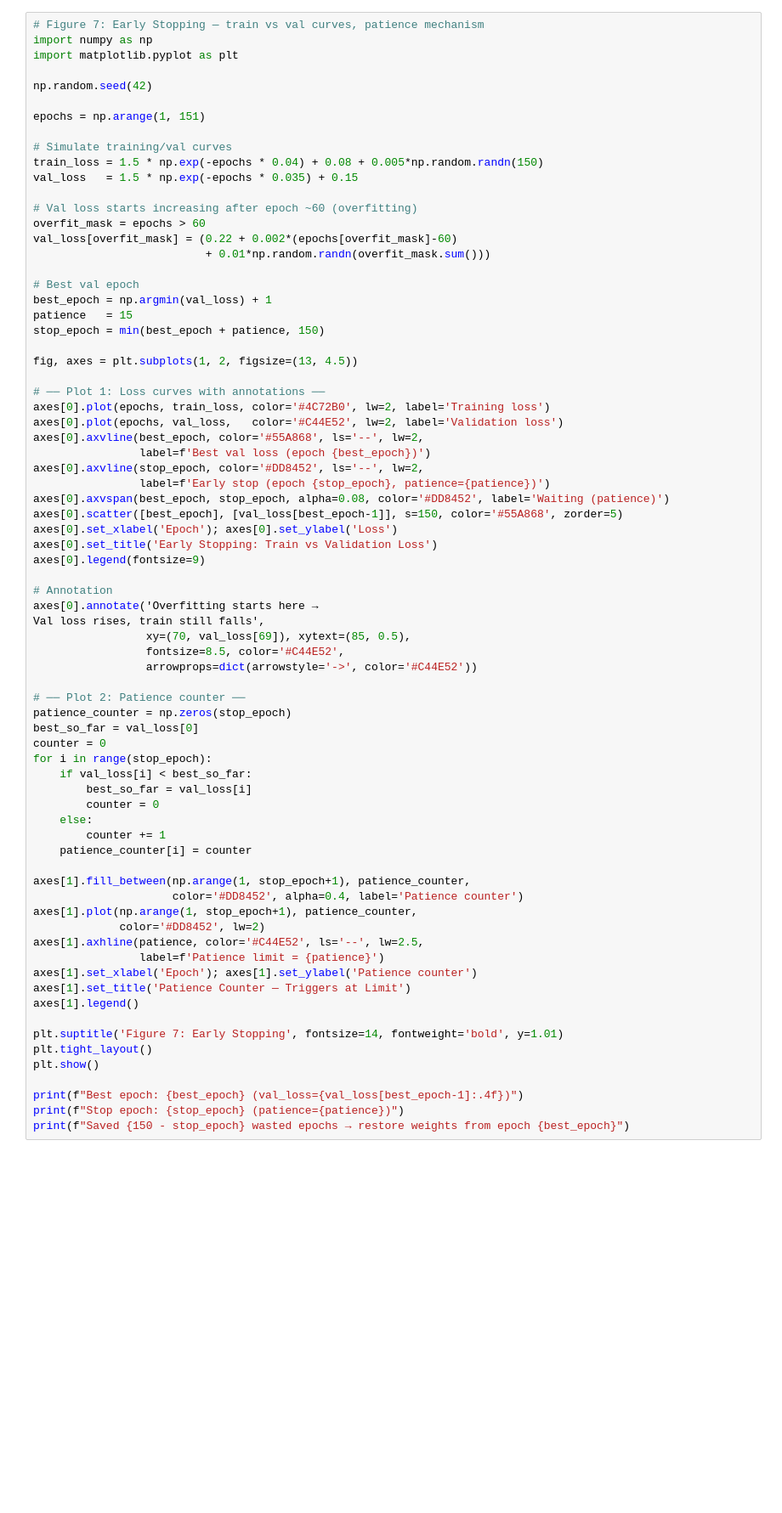
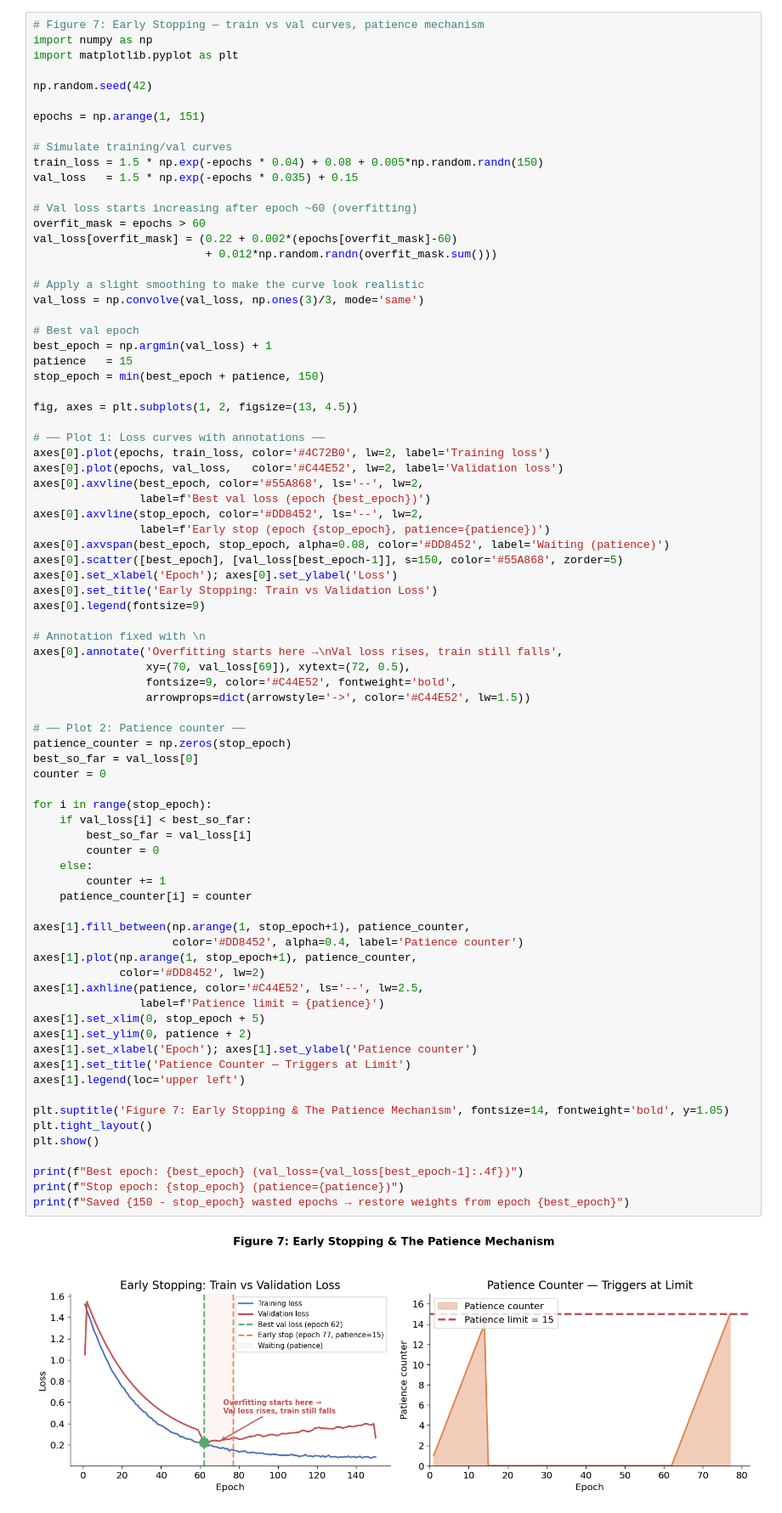
Before and after one commit to Lmalviya/deeplearning, a Jupyter notebook: notes/04_regularization.ipynb, the cells around one changed output. Shown at 85% size. Drawn from its saved outputs; the diff is of its cells as text; blank space fills up the shorter version.

```diff
--- a/notes/04_regularization.ipynb
+++ b/notes/04_regularization.ipynb
@@ -796,7 +1138,10 @@ val_loss   = 1.5 * np.exp(-epochs * 0.035) + 0.15
 # Val loss starts increasing after epoch ~60 (overfitting)
 overfit_mask = epochs > 60
 val_loss[overfit_mask] = (0.22 + 0.002*(epochs[overfit_mask]-60)
-                          + 0.01*np.random.randn(overfit_mask.sum()))
+                          + 0.012*np.random.randn(overfit_mask.sum()))
+
+# Apply a slight smoothing to make the curve look realistic
+val_loss = np.convolve(val_loss, np.ones(3)/3, mode='same')
 
 # Best val epoch
 best_epoch = np.argmin(val_loss) + 1
@@ -818,39 +1163,43 @@ axes[0].set_xlabel('Epoch'); axes[0].set_ylabel('Loss')
 axes[0].set_title('Early Stopping: Train vs Validation Loss')
 axes[0].legend(fontsize=9)
 
-# Annotation
-axes[0].annotate('Overfitting starts here →
-Val loss rises, train still falls',
-                 xy=(70, val_loss[69]), xytext=(85, 0.5),
-                 fontsize=8.5, color='#C44E52',
-                 arrowprops=dict(arrowstyle='->', color='#C44E52'))
+# Annotation fixed with \n
+axes[0].annotate('Overfitting starts here →\nVal loss rises, train still falls',
+                 xy=(70, val_loss[69]), xytext=(72, 0.5),
+                 fontsize=9, color='#C44E52', fontweight='bold',
+                 arrowprops=dict(arrowstyle='->', color='#C44E52', lw=1.5))
 
 # ── Plot 2: Patience counter ──
 patience_counter = np.zeros(stop_epoch)
 best_so_far = val_loss[0]
 counter = 0
+
 for i in range(stop_epoch):
     if val_loss[i] < best_so_far:
         best_so_far = val_loss[i]
         counter = 0
     else:
         counter += 1
     patience_counter[i] = counter
 
 axes[1].fill_between(np.arange(1, stop_epoch+1), patience_counter,
                      color='#DD8452', alpha=0.4, label='Patience counter')
 axes[1].plot(np.arange(1, stop_epoch+1), patience_counter,
              color='#DD8452', lw=2)
 axes[1].axhline(patience, color='#C44E52', ls='--', lw=2.5,
                 label=f'Patience limit = {patience}')
+axes[1].set_xlim(0, stop_epoch + 5)
+axes[1].set_ylim(0, patience + 2)
 axes[1].set_xlabel('Epoch'); axes[1].set_ylabel('Patience counter')
 axes[1].set_title('Patience Counter — Triggers at Limit')
-axes[1].legend()
+axes[1].legend(loc='upper left')
 
-plt.suptitle('Figure 7: Early Stopping', fontsize=14, fontweight='bold', y=1.01)
+plt.suptitle('Figure 7: Early Stopping & The Patience Mechanism', fontsize=14, fontweight='bold', y=1.05)
 plt.tight_layout()
 plt.show()
 
 print(f"Best epoch: {best_epoch} (val_loss={val_loss[best_epoch-1]:.4f})")
 print(f"Stop epoch: {stop_epoch} (patience={patience})")
 print(f"Saved {150 - stop_epoch} wasted epochs → restore weights from epoch {best_epoch}")
+# %% [output]
+[figure, added]
```
Also changed, not shown: parts of 29 cells of this notebook.
